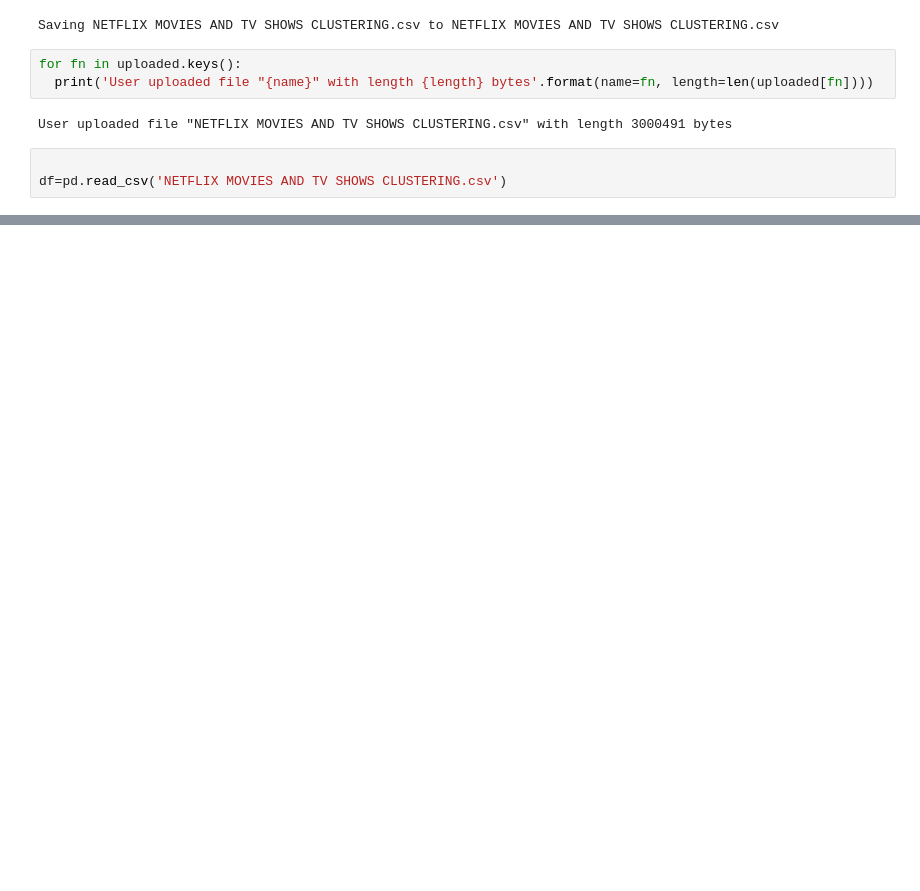
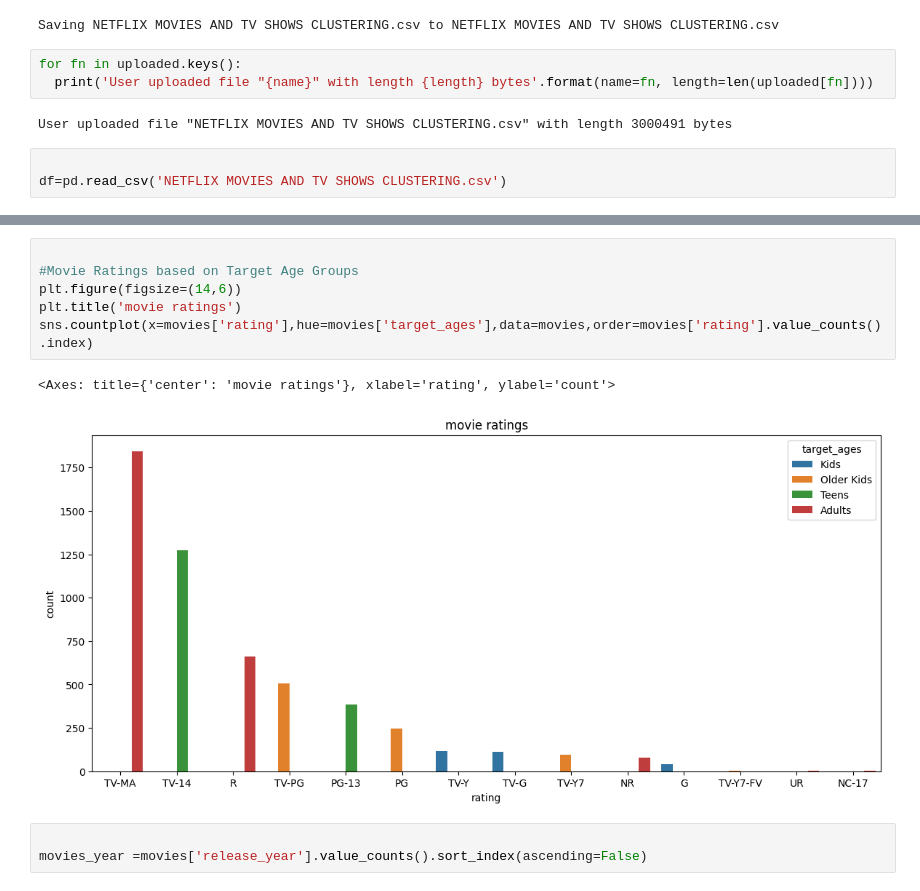
Before and after one commit to MayurLukka/NETFLIX_UML, a Jupyter notebook: Untitled4.ipynb, the cells around one changed output, grey strips where cells are left out. Drawn from its saved outputs; the diff is of its cells as text; blank space fills up the shorter version.

```diff
--- a/Untitled4.ipynb
+++ b/Untitled4.ipynb
@@ -134,0 +329,12 @@ df.tail()
+# %%
+
+#Movie Ratings based on Target Age Groups
+plt.figure(figsize=(14,6))
+plt.title('movie ratings')
+sns.countplot(x=movies['rating'],hue=movies['target_ages'],data=movies,order=movies['rating'].value_counts().index)
+# %% [output]
+<Axes: title={'center': 'movie ratings'}, xlabel='rating', ylabel='count'>
+[figure, added]
+# %%
+
+movies_year =movies['release_year'].value_counts().sort_index(ascending=False)
```
Also changed, not shown: parts of 30 cells of this notebook.
